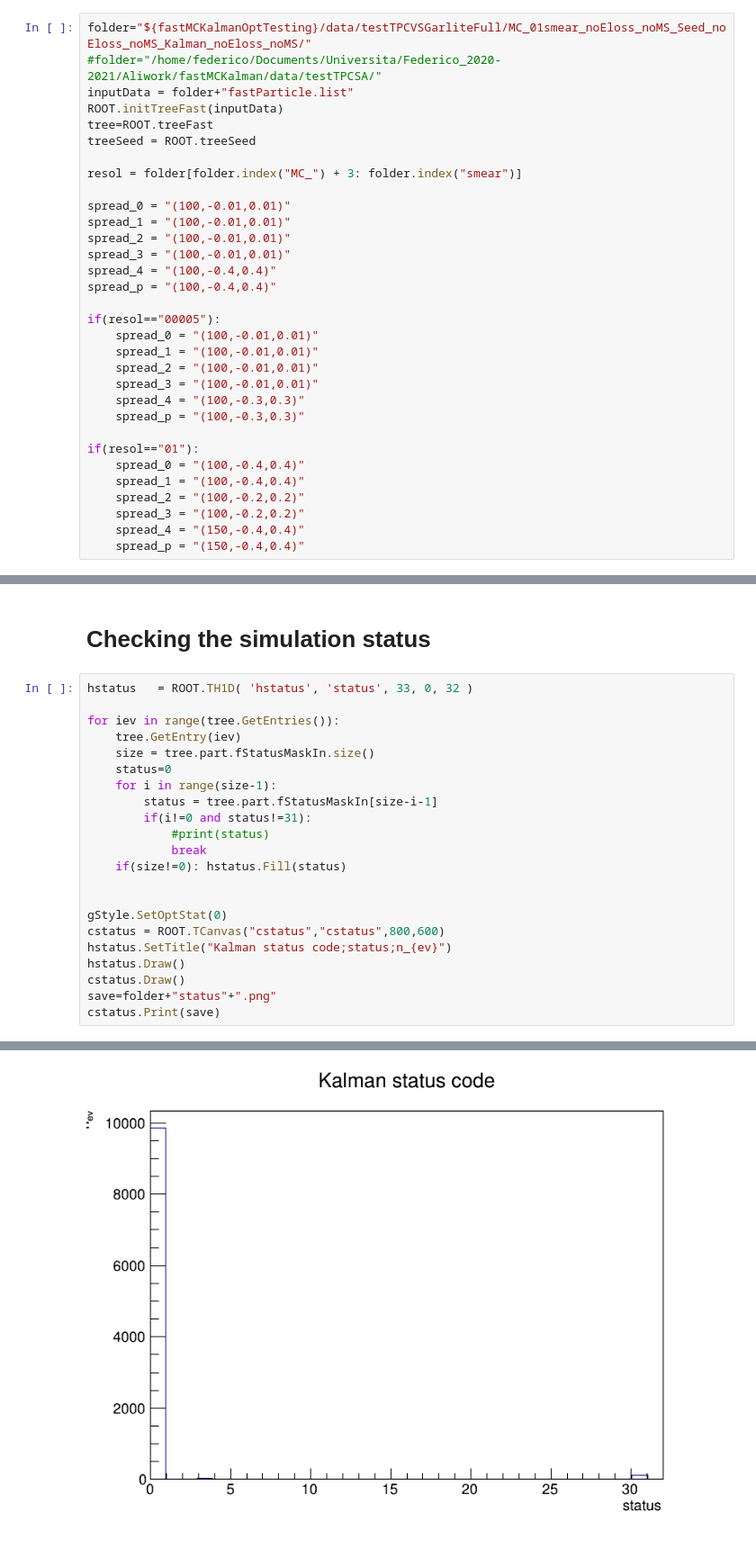
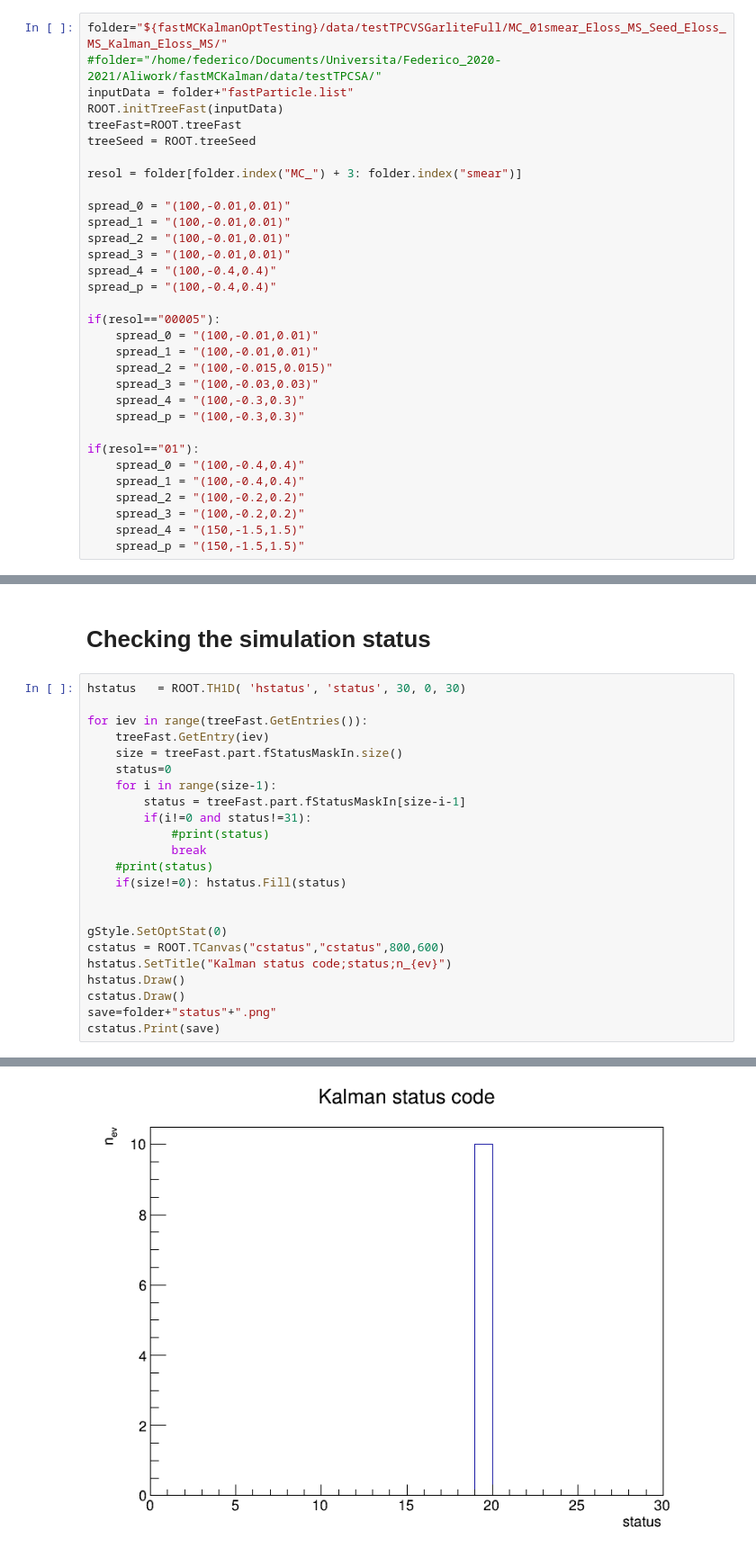
Before and after one commit to Trenchcoat95/fastMCKalmanOptTesting, a Jupyter notebook: fastMCKalman/MC/fastMCKalmanResidualsSimple.ipynb, the cells around one changed output, grey strips where cells are left out. Shown at 90% size. Saved outputs shown, nothing was run; the diff lists cells and outputs as text.

```diff
--- a/fastMCKalman/MC/fastMCKalmanResidualsSimple.ipynb
+++ b/fastMCKalman/MC/fastMCKalmanResidualsSimple.ipynb
@@ -13,11 +9,11 @@ Warning in <TClassTable::Add>: class ROOT::VecOps::RVec<float> already in TClass
 # %% [markdown]
 # Reading the files
 # %%
-folder="${fastMCKalmanOptTesting}/data/testTPCVSGarliteFull/MC_01smear_noEloss_noMS_Seed_noEloss_noMS_Kalman_noEloss_noMS/"
+folder="${fastMCKalmanOptTesting}/data/testTPCVSGarliteFull/MC_01smear_Eloss_MS_Seed_Eloss_MS_Kalman_Eloss_MS/"
 #folder="/home/federico/Documents/Universita/Federico_2020-2021/Aliwork/fastMCKalman/data/testTPCSA/"
 inputData = folder+"fastParticle.list"
 ROOT.initTreeFast(inputData)
-tree=ROOT.treeFast
+treeFast=ROOT.treeFast
 treeSeed = ROOT.treeSeed
 
 resol = folder[folder.index("MC_") + 3: folder.index("smear")]
@@ -32,8 +28,8 @@ spread_p = "(100,-0.4,0.4)"
 if(resol=="00005"):
     spread_0 = "(100,-0.01,0.01)"
     spread_1 = "(100,-0.01,0.01)"
-    spread_2 = "(100,-0.01,0.01)"
-    spread_3 = "(100,-0.01,0.01)"
+    spread_2 = "(100,-0.015,0.015)"
+    spread_3 = "(100,-0.03,0.03)"
     spread_4 = "(100,-0.3,0.3)"
     spread_p = "(100,-0.3,0.3)"
 
@@ -42,7 +38,7 @@ if(resol=="01"):
     spread_1 = "(100,-0.4,0.4)"
     spread_2 = "(100,-0.2,0.2)"
     spread_3 = "(100,-0.2,0.2)"
-    spread_4 = "(150,-0.4,0.4)"
-    spread_p = "(150,-0.4,0.4)"
+    spread_4 = "(150,-1.5,1.5)"
+    spread_p = "(150,-1.5,1.5)"
 # %% [output]
 Number of entries       1
@@ -300,17 +304,18 @@ Info in <TCanvas::Print>: png file /home/federico/Documents/Universita/Federico_
 # %% [markdown]
 # Checking the simulation status
 # %%
-hstatus   = ROOT.TH1D( 'hstatus', 'status', 33, 0, 32 )
+hstatus   = ROOT.TH1D( 'hstatus', 'status', 30, 0, 30)
 
-for iev in range(tree.GetEntries()):
-    tree.GetEntry(iev)
-    size = tree.part.fStatusMaskIn.size()
+for iev in range(treeFast.GetEntries()):
+    treeFast.GetEntry(iev)
+    size = treeFast.part.fStatusMaskIn.size()
     status=0
     for i in range(size-1):
-        status = tree.part.fStatusMaskIn[size-i-1]
+        status = treeFast.part.fStatusMaskIn[size-i-1]
         if(i!=0 and status!=31):
             #print(status)
             break
+    #print(status)
     if(size!=0): hstatus.Fill(status)
 
 
@@ -326 +333 @@ Info in <TCanvas::Print>: png file /home/federico/Documents/Universita/Federico_
-[figure, old version]
+[figure, new version]
```
Also changed, not shown: parts of 8 cells of this notebook, 10 other files.
